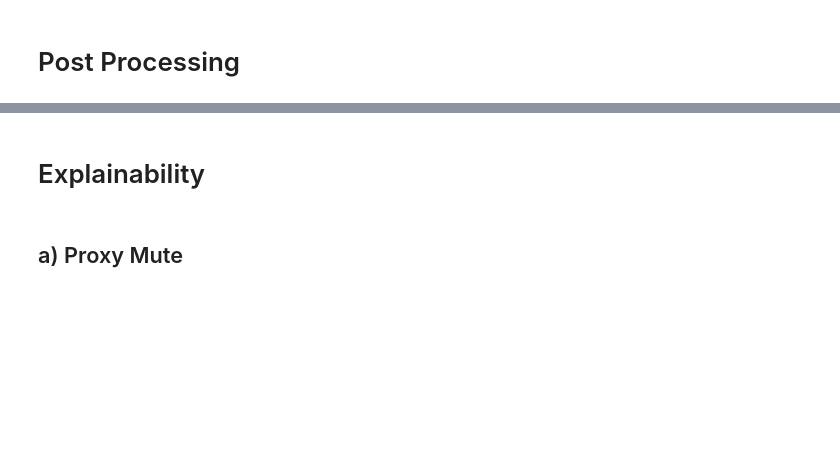
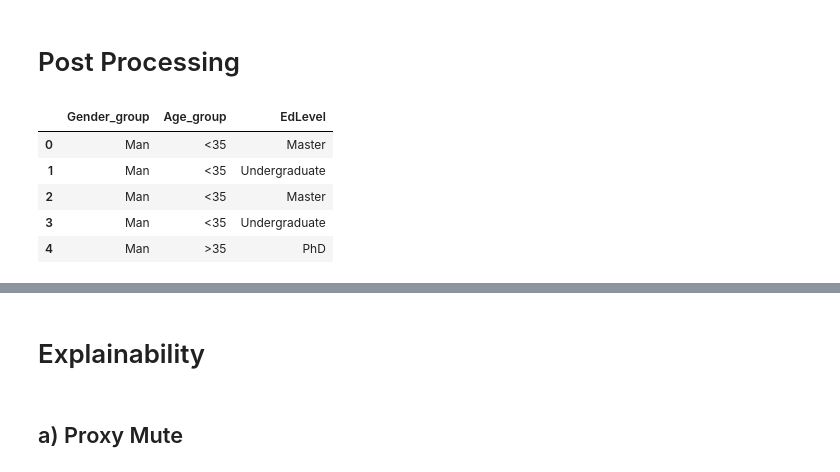
Before and after one commit to sanjna19/516-Project, a Jupyter notebook: notebooks/modeling_fairness.ipynb, the cells around one changed output, grey strips where cells are left out. Cells and saved outputs as stored; diff of their text form; code cells hidden in the pictures; blank space fills up the shorter version.

```diff
--- a/notebooks/modeling_fairness.ipynb
+++ b/notebooks/modeling_fairness.ipynb
@@ -306,0 +248,12 @@ Undergraduate  0.524083        0.517819
+# %%
+# --- 10. Performance Metrics ---
+print("Exponentiated Gradient with SMOTE and Class Weights:")
+print("Accuracy:", accuracy_score(y_test_eg, y_pred_eg))
+print("Classification Report:")
+print(classification_report(y_test_eg, y_pred_eg))
+
+# --- 11. Utility Evaluation ---
+evaluate_model(y_test_eg, y_pred_eg)
+run_consistent_metrics(y_test_eg, y_pred_eg, sensitive_col='Gender_group', label_name='Gender')
+run_consistent_metrics(y_test_eg, y_pred_eg, sensitive_col='Age_group', label_name='Age')
+run_consistent_metrics(y_test_eg, y_pred_eg, sensitive_col='EdLevel', label_name='EdLevel')
@@ -341,0 +343,26 @@ Equal Opportunity by group:
+# %%
+equal_opportunity(
+    y_test_eg.reset_index(drop=True),
+    pd.Series(y_pred_eg),
+    ['Man', 'NonBinary', 'Woman'],
+    'Gender_group',
+    df.reset_index(drop=True)
+)
+
+df.loc[X_test_eg.index, "predicted_label"] = y_pred_eg
+
+equal_opportunity(
+    y_test_eg.reset_index(drop=True),
+    pd.Series(y_pred_eg),
+    ['<35', '>35'],             # distinct values in Age_group
+    'Age_group',
+    df.reset_index(drop=True)
+)
+
+equal_opportunity(
+    y_test_eg.reset_index(drop=True),
+    pd.Series(y_pred_eg),
+    ['Undergraduate', 'Master', 'PhD', 'Other', 'NoHigherEd'],   # use actual values in your data
+    'EdLevel',
+    df.reset_index(drop=True)
+)
@@ -342,3 +385,12 @@ Equal Opportunity by group:
 # %% [markdown]
 # Post Processing
+# %%
+df[['Gender_group', 'Age_group', 'EdLevel']].head()
+# %% [output]
+|  | Gender_group | Age_group | EdLevel |
+| 0 | Man | <35 | Master |
+| 1 | Man | <35 | Undergraduate |
+| 2 | Man | <35 | Master |
+| 3 | Man | <35 | Undergraduate |
+| 4 | Man | >35 | PhD |
 # %%
```
Also changed, not shown: parts of 22 cells of this notebook.
